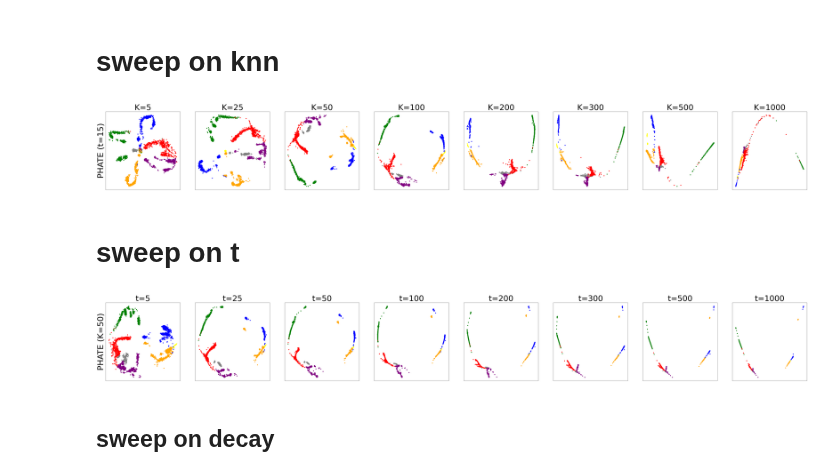
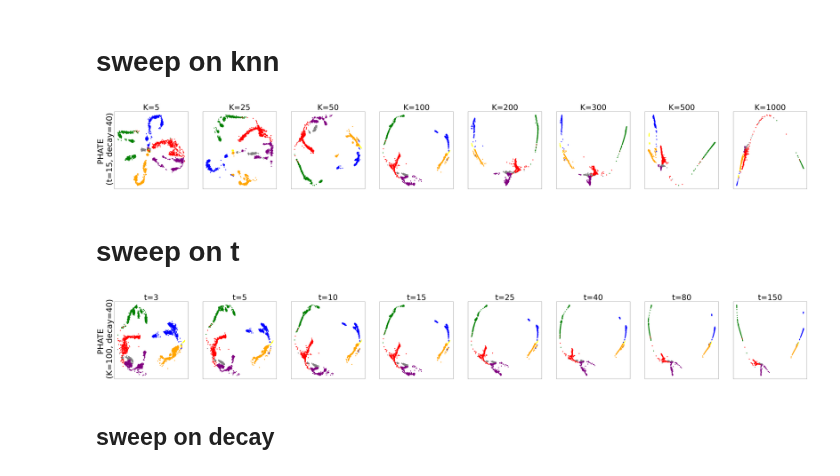
Before and after one commit to latent-reasoning-works/manylatents, a Jupyter notebook: notebooks/1.0-sn-HGDP_parameters_figures.ipynb, the cells around one changed output. Drawn from its saved outputs; the diff is of its cells as text; code cells hidden in the pictures.

Commit message:
update plotting scripts

```diff
--- a/notebooks/1.0-sn-HGDP_parameters_figures.ipynb
+++ b/notebooks/1.0-sn-HGDP_parameters_figures.ipynb
@@ -62,7 +62,7 @@ fig, ax = plt.subplots(ncols=len(Ks), nrows=1, figsize=(10*len(Ks), 9))
 for i, K in enumerate(Ks):
     if i == 0:
         scprep.plot.scatter2d(phate_embs_k[i], s=25, ax=ax[i], c=label_genetic_region, cmap=cmap_genetic_region,
-                              xticks=False, yticks=False, legend=False, ylabel=f'PHATE (t={t})', fontsize=36)
+                              xticks=False, yticks=False, legend=False, ylabel=f'PHATE \n (t={t}, decay=40)', fontsize=36)
     else:
         scprep.plot.scatter2d(phate_embs_k[i], s=25, ax=ax[i], c=label_genetic_region, cmap=cmap_genetic_region,
                               xticks=False, yticks=False, legend=False, fontsize=36)
@@ -73,12 +73,12 @@ for i, K in enumerate(Ks):
 
 plt.savefig(Figure_PATH+'/HGDP_phate_k.png', format='png', bbox_inches='tight', dpi=300)
 # %% [output]
-[figure, old version]
+[figure, new version]
 # %% [markdown]
 # sweep on t
 # %%
-Ts=[5, 25, 50, 100, 200, 300, 500, 1000]
-K = 50
+Ts=[3, 5, 10, 15, 25, 40, 80, 150]
+K = 100
 gamma = 1
 phate_embs_t = []
 for i, t in enumerate(Ts):
@@ -88,22 +88,22 @@ for i, t in enumerate(Ts):
 # %%
 fig, ax = plt.subplots(ncols=len(Ts), nrows=1, figsize=(10*len(Ts), 9))
 
 # Plot the embeddings for each method and subset size
 for i, t in enumerate(Ts):
     if i == 0:
         scprep.plot.scatter2d(phate_embs_t[i], s=25, ax=ax[i], c=label_genetic_region, cmap=cmap_genetic_region,
-                              xticks=False, yticks=False, legend=False, ylabel=f'PHATE (K={K})', fontsize=36)
+                              xticks=False, yticks=False, legend=False, ylabel=f'PHATE \n (K={K}, decay=40)', fontsize=36)
     else:
         scprep.plot.scatter2d(phate_embs_t[i], s=25, ax=ax[i], c=label_genetic_region, cmap=cmap_genetic_region,
                               xticks=False, yticks=False, legend=False, fontsize=36)
 
 # Add labels for each row
 for i, t in enumerate(Ts):
     ax[i].set_title('t={}'.format(t), fontsize=50)
 
 plt.savefig(Figure_PATH+'/HGDP_phate_t.png', format='png', bbox_inches='tight', dpi=300)
 # %% [output]
-[figure, old version]
+[figure, new version]
 # %% [markdown]
 ## sweep on decay
 # %%
```
Also changed, not shown: parts of 2 cells of this notebook, 1 other file.
